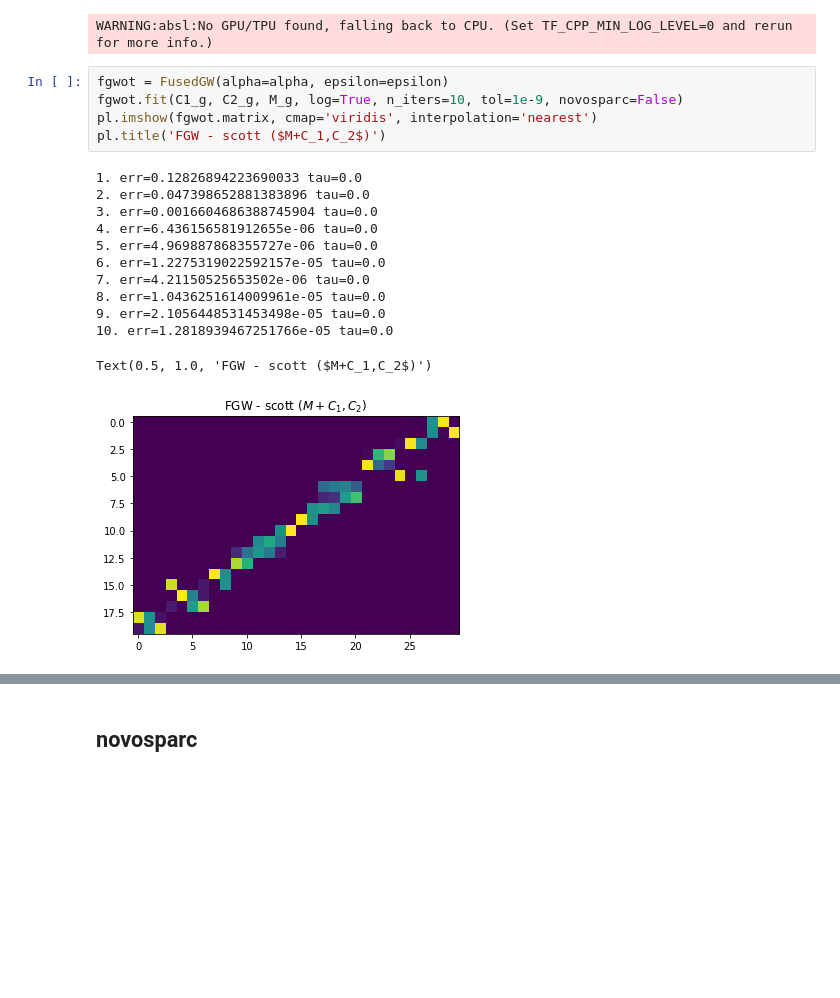
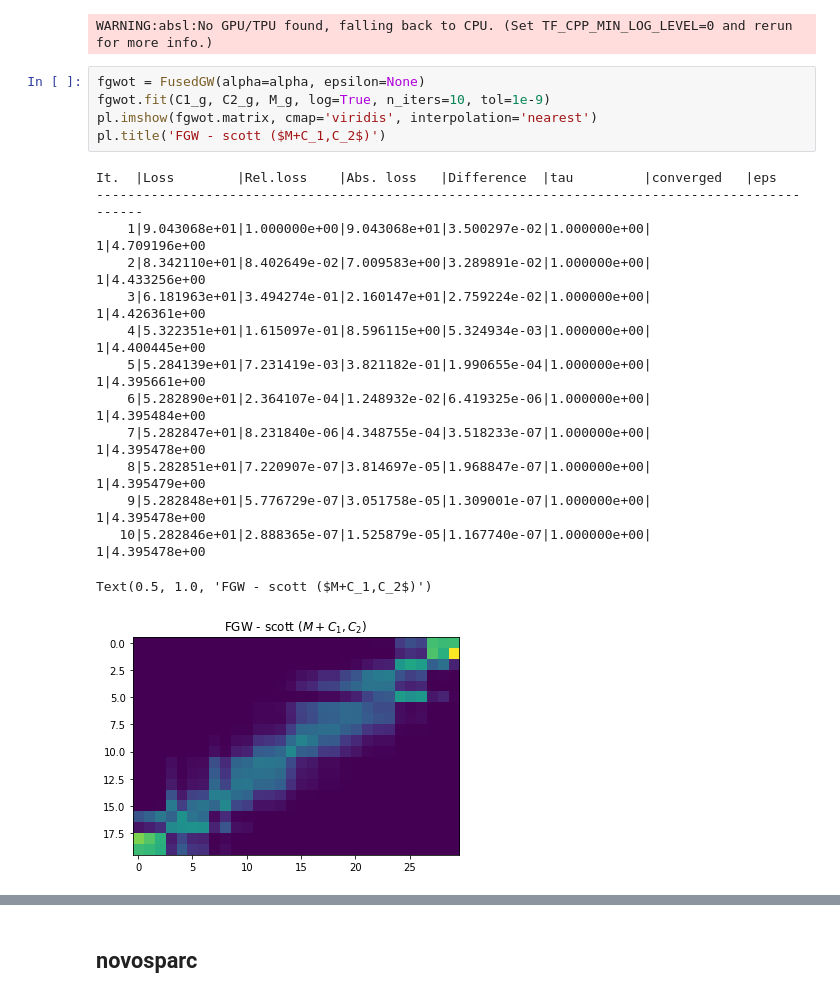
Before and after one commit to theislab/moscot, a Jupyter notebook: notebooks/MK_2021-09-08_fgw_comparison_novosparc.ipynb, the cells around one changed output, grey strips where cells are left out. Cells and saved outputs as stored; diff of their text form; blank space fills up the shorter version.

```diff
--- a/notebooks/MK_2021-09-08_fgw_comparison_novosparc.ipynb
+++ b/notebooks/MK_2021-09-08_fgw_comparison_novosparc.ipynb
@@ -84,20 +84,22 @@ M_g = Geometry(cost_matrix=jnp.asarray(M, dtype=dtype))
 # %% [output]
 WARNING:absl:No GPU/TPU found, falling back to CPU. (Set TF_CPP_MIN_LOG_LEVEL=0 and rerun for more info.)
 # %%
-fgwot = FusedGW(alpha=alpha, epsilon=epsilon)
-fgwot.fit(C1_g, C2_g, M_g, log=True, n_iters=10, tol=1e-9, novosparc=False)
+fgwot = FusedGW(alpha=alpha, epsilon=None)
+fgwot.fit(C1_g, C2_g, M_g, log=True, n_iters=10, tol=1e-9)
 pl.imshow(fgwot.matrix, cmap='viridis', interpolation='nearest')
 pl.title('FGW - scott ($M+C_1,C_2$)')
 # %% [output]
-1. err=0.12826894223690033 tau=0.0
-2. err=0.047398652881383896 tau=0.0
-3. err=0.0016604686388745904 tau=0.0
-4. err=6.436156581912655e-06 tau=0.0
-5. err=4.969887868355727e-06 tau=0.0
-6. err=1.2275319022592157e-05 tau=0.0
-7. err=4.21150525653502e-06 tau=0.0
-8. err=1.0436251614009961e-05 tau=0.0
-9. err=2.1056448531453498e-05 tau=0.0
-10. err=1.2818939467251766e-05 tau=0.0
+It.  |Loss        |Rel.loss    |Abs. loss   |Difference  |tau         |converged   |eps
+------------------------------------------------------------------------------------------------
+    1|9.043068e+01|1.000000e+00|9.043068e+01|3.500297e-02|1.000000e+00|           1|4.709196e+00
+    2|8.342110e+01|8.402649e-02|7.009583e+00|3.289891e-02|1.000000e+00|           1|4.433256e+00
+    3|6.181963e+01|3.494274e-01|2.160147e+01|2.759224e-02|1.000000e+00|           1|4.426361e+00
+    4|5.322351e+01|1.615097e-01|8.596115e+00|5.324934e-03|1.000000e+00|           1|4.400445e+00
+    5|5.284139e+01|7.231419e-03|3.821182e-01|1.990655e-04|1.000000e+00|           1|4.395661e+00
+    6|5.282890e+01|2.364107e-04|1.248932e-02|6.419325e-06|1.000000e+00|           1|4.395484e+00
+    7|5.282847e+01|8.231840e-06|4.348755e-04|3.518233e-07|1.000000e+00|           1|4.395478e+00
+    8|5.282851e+01|7.220907e-07|3.814697e-05|1.968847e-07|1.000000e+00|           1|4.395479e+00
+    9|5.282848e+01|5.776729e-07|3.051758e-05|1.309001e-07|1.000000e+00|           1|4.395478e+00
+   10|5.282846e+01|2.888365e-07|1.525879e-05|1.167740e-07|1.000000e+00|           1|4.395478e+00
 Text(0.5, 1.0, 'FGW - scott ($M+C_1,C_2$)')
-[figure, old version]
+[figure, new version]
```
Also changed, not shown: parts of 2 cells of this notebook, 3 other files.
